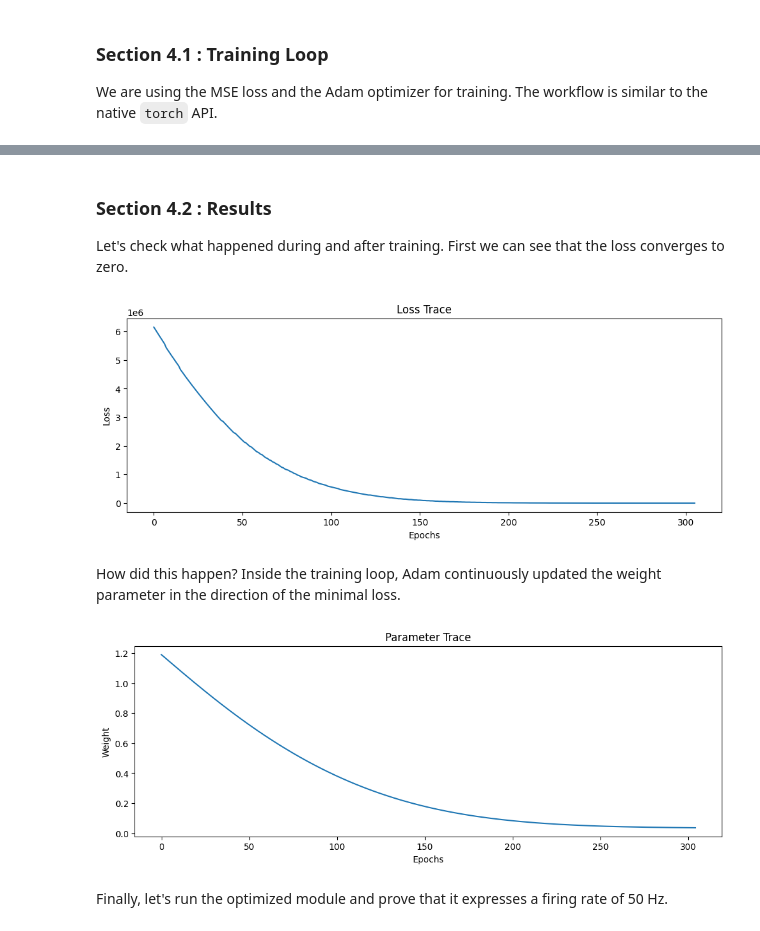
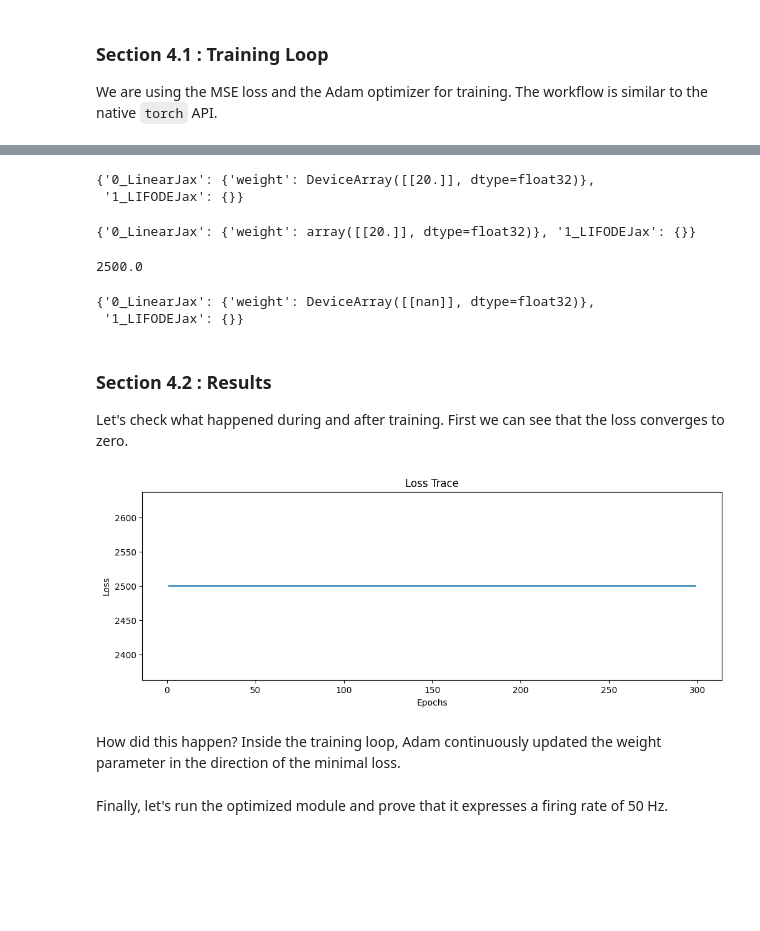
Before and after one commit to synsense/rockpool, a Jupyter notebook: docs/devices/DynapSE/spike_rate.ipynb, the cells around one changed output, grey strips where cells are left out. Drawn from its saved outputs; the diff is of its cells as text; code cells hidden in the pictures; blank space fills up the shorter version.

Commit message:
lif training seems like not working well with jit

```diff
--- a/docs/devices/DynapSE/spike_rate.ipynb
+++ b/docs/devices/DynapSE/spike_rate.ipynb
@@ -271,7 +292,7 @@ We want the neuron to fire at 50 Hz given the 200 Hz input. In order to arrive a
 
 Here we define the target firing rate.
 # %%
-target = torch.tensor(50.0)
+target = 50.0
 # %% [markdown]
 ### Section 3.2 : Loss Function
 
@@ -394,23 +416,70 @@ for i in tqdm(range(epochs)):
+# %%
+_params = model.parameters()
+
+params0 = {'0_LinearJax': _params['0_LinearJax'],
+    '1_LIFODEJax': {}}
+
+params0
+# %% [output]
+{'0_LinearJax': {'weight': DeviceArray([[20.]], dtype=float32)},
+ '1_LIFODEJax': {}}
+# %%
+# - Initialise the optimiser with the initial parameters
+# - Get the optimiser functions
+init_fun, update_fun, get_params = adam(1e-1)
+params0 = deepcopy(params0)
+opt_state = init_fun(params0)
+
+# - Get a compiled value-and-gradient function
+loss_vgf = jax.jit(jax.value_and_grad(loss_mse))
+
+# - Compile the optimiser update function
+update_fun = jax.jit(update_fun)
+
+# - Record the loss values over training iterations
+loss_t = []
+grad_t = []
+
+num_epochs = 300
+# %%
+get_params(opt_state)
+# %% [output]
+{'0_LinearJax': {'weight': array([[20.]], dtype=float32)}, '1_LIFODEJax': {}}
+# %%
+# - Loop over iterations
+for i_trial in tqdm(range(num_epochs)):
+    # - Get parameters for this iteration
+    params = get_params(opt_state)
+
+    # - Get the loss value and gradients for this iteration
+    loss_val, grads = loss_vgf(params, model, spike_ts, target)
+
+    # - Update the optimiser
+    opt_state = update_fun(i_trial, grads, opt_state)
+    # - Keep track of the loss
+    loss_t.append(loss_val.item())
+
+print((loss_t[-1]))
+# %% [output]
+2500.0
+# %%
+get_params(opt_state)
+# %% [output]
+{'0_LinearJax': {'weight': DeviceArray([[nan]], dtype=float32)},
+ '1_LIFODEJax': {}}
 # %% [markdown]
 ### Section 4.2 : Results
 
 Let's check what happened during and after training. First we can see that the loss converges to zero.
 # %%
-plt.plot(loss_trace)
+plt.plot(loss_t)
 plt.title("Loss Trace")
 plt.xlabel("Epochs")
 plt.ylabel("Loss");
 # %% [output]
-[figure, old version]
+[figure, new version]
 # %% [markdown]
 How did this happen? Inside the training loop, Adam continuously updated the weight parameter in the direction of the minimal loss.
-# %%
-plt.plot(param_trace)
-plt.title("Parameter Trace")
-plt.xlabel("Epochs")
-plt.ylabel("Weight");
-# %% [output]
-[figure, removed]
 # %% [markdown]
 Finally, let's run the optimized module and prove that it expresses a firing rate of 50 Hz.
 # %%
```
Also changed, not shown: parts of 24 cells of this notebook.
